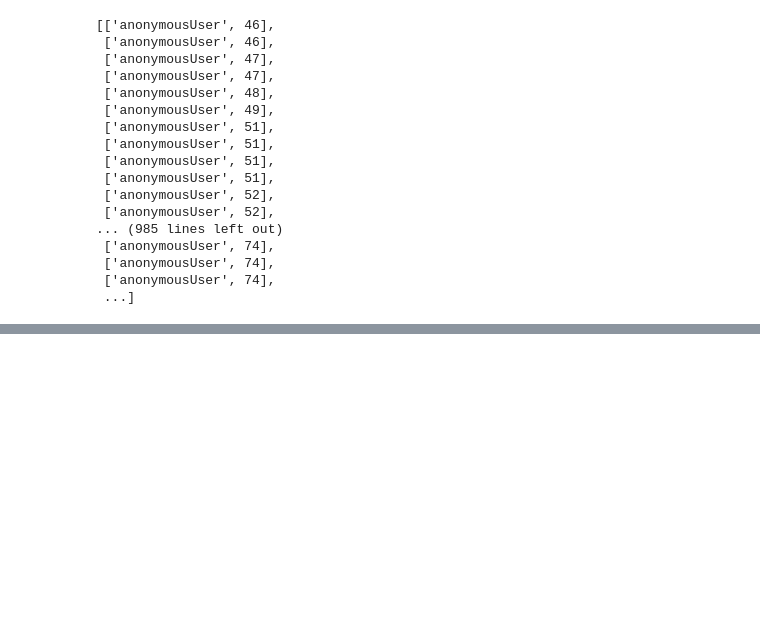
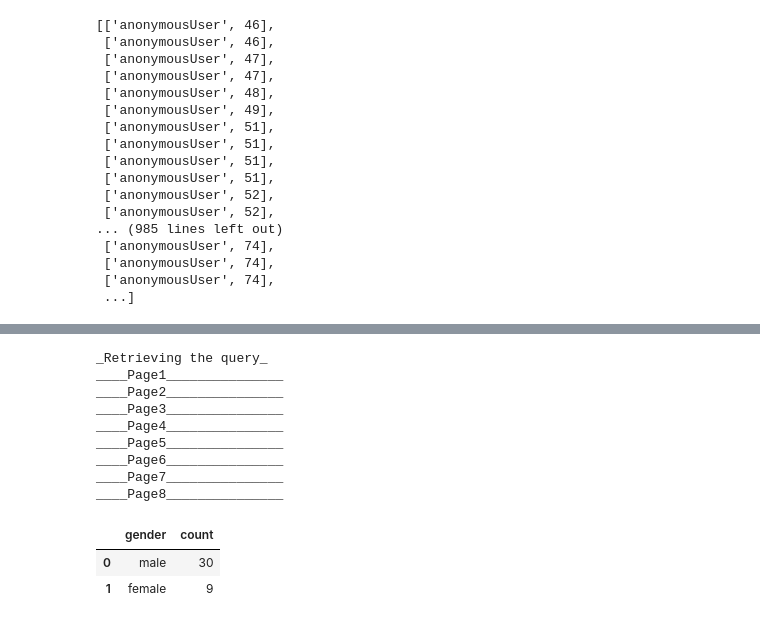
Before and after one commit to ga4gh/fasp-scripts, a Jupyter notebook: notebooks/search/local DataConnect w local Trino.ipynb, the cells around one changed output, grey strips where cells are left out. Cells and saved outputs as stored; diff of their text form; code cells hidden in the pictures; blank space fills up the shorter version.

```diff
--- a/notebooks/search/local DataConnect w local Trino.ipynb
+++ b/notebooks/search/local DataConnect w local Trino.ipynb
@@ -410,0 +411,21 @@ cl.listTableInfo()
+# %%
+query1 = '''SELECT  gender, count(*) count
+FROM bigquery.fasp_scrambled.scr_egapancreatic_sample
+group by gender
+'''
+
+res = cl.runQuery(query1, returnType='dataframe')
+res
+# %% [output]
+_Retrieving the query_
+____Page1_______________
+____Page2_______________
+____Page3_______________
+____Page4_______________
+____Page5_______________
+____Page6_______________
+____Page7_______________
+____Page8_______________
+|  | gender | count |
+| 0 | male | 30 |
+| 1 | female | 9 |
```
Also changed, not shown: parts of 4 cells of this notebook, 25 other files.
